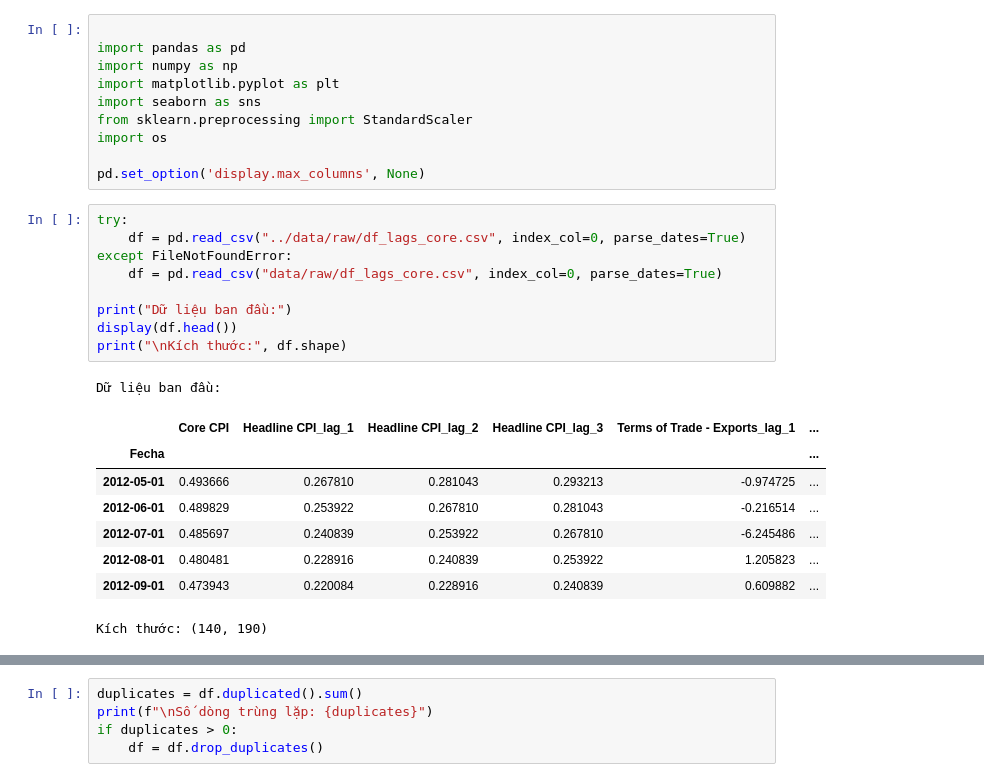
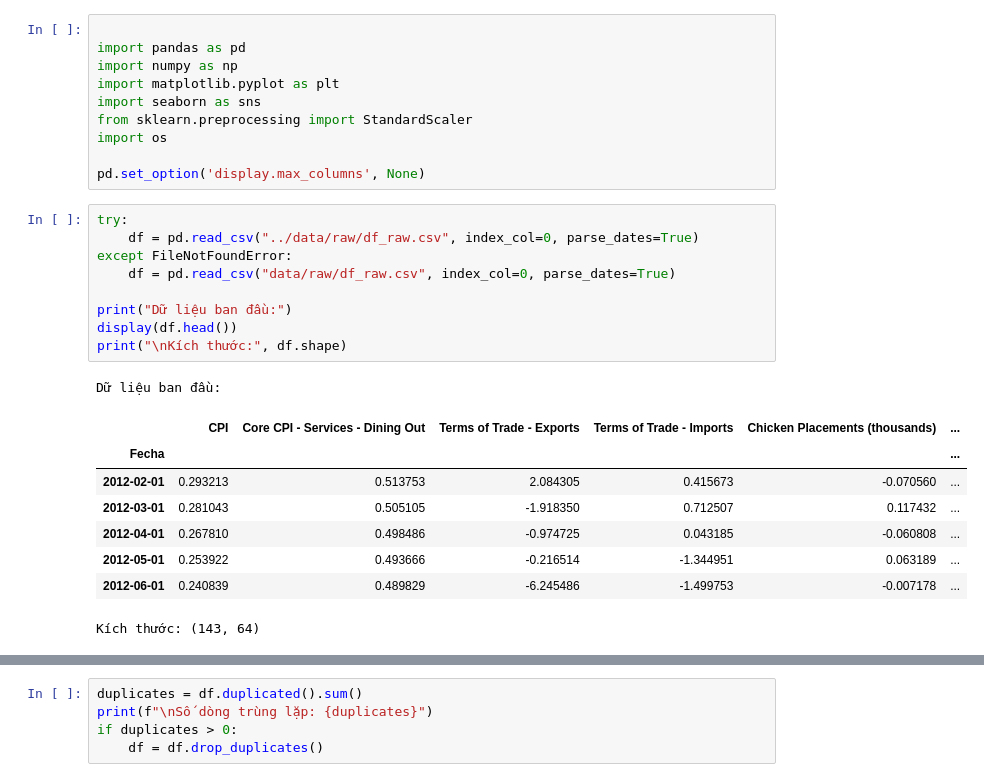
Before and after one commit to helios-ryuu/IS403.Q11, a Jupyter notebook: inflation-forecasting/notebooks/01_preprocessing.ipynb, the cells around one changed output, grey strips where cells are left out. Drawn from its saved outputs; the diff is of its cells as text.

```diff
--- a/inflation-forecasting/notebooks/01_preprocessing.ipynb
+++ b/inflation-forecasting/notebooks/01_preprocessing.ipynb
@@ -22,23 +22,23 @@ import os
 pd.set_option('display.max_columns', None)
 # %%
 try:
-    df = pd.read_csv("../data/raw/df_lags_core.csv", index_col=0, parse_dates=True)
+    df = pd.read_csv("../data/raw/df_raw.csv", index_col=0, parse_dates=True)
 except FileNotFoundError:
-    df = pd.read_csv("data/raw/df_lags_core.csv", index_col=0, parse_dates=True)
+    df = pd.read_csv("data/raw/df_raw.csv", index_col=0, parse_dates=True)
 
 print("Dữ liệu ban đầu:")
 display(df.head())
 print("\nKích thước:", df.shape)
 # %% [output]
 Dữ liệu ban đầu:
-|  | Core CPI | Headline CPI_lag_1 | Headline CPI_lag_2 | Headline CPI_lag_3 | Terms of Trade - Exports_lag_1 | ... |
+|  | CPI | Core CPI - Services - Dining Out | Terms of Trade - Exports | Terms of Trade - Imports | Chicken Placements (thousands) | ... |
 | Fecha |  |  |  |  |  | ... |
-| 2012-05-01 | 0.493666 | 0.267810 | 0.281043 | 0.293213 | -0.974725 | ... |
-| 2012-06-01 | 0.489829 | 0.253922 | 0.267810 | 0.281043 | -0.216514 | ... |
-| 2012-07-01 | 0.485697 | 0.240839 | 0.253922 | 0.267810 | -6.245486 | ... |
-| 2012-08-01 | 0.480481 | 0.228916 | 0.240839 | 0.253922 | 1.205823 | ... |
-| 2012-09-01 | 0.473943 | 0.220084 | 0.228916 | 0.240839 | 0.609882 | ... |
+| 2012-02-01 | 0.293213 | 0.513753 | 2.084305 | 0.415673 | -0.070560 | ... |
+| 2012-03-01 | 0.281043 | 0.505105 | -1.918350 | 0.712507 | 0.117432 | ... |
+| 2012-04-01 | 0.267810 | 0.498486 | -0.974725 | 0.043185 | -0.060808 | ... |
+| 2012-05-01 | 0.253922 | 0.493666 | -0.216514 | -1.344951 | 0.063189 | ... |
+| 2012-06-01 | 0.240839 | 0.489829 | -6.245486 | -1.499753 | -0.007178 | ... |
-Kích thước: (140, 190)
+Kích thước: (143, 64)
 # %%
 print("\nThông tin dữ liệu:")
 df.info()
```
Also changed, not shown: parts of 5 cells of this notebook, 11 other files.
